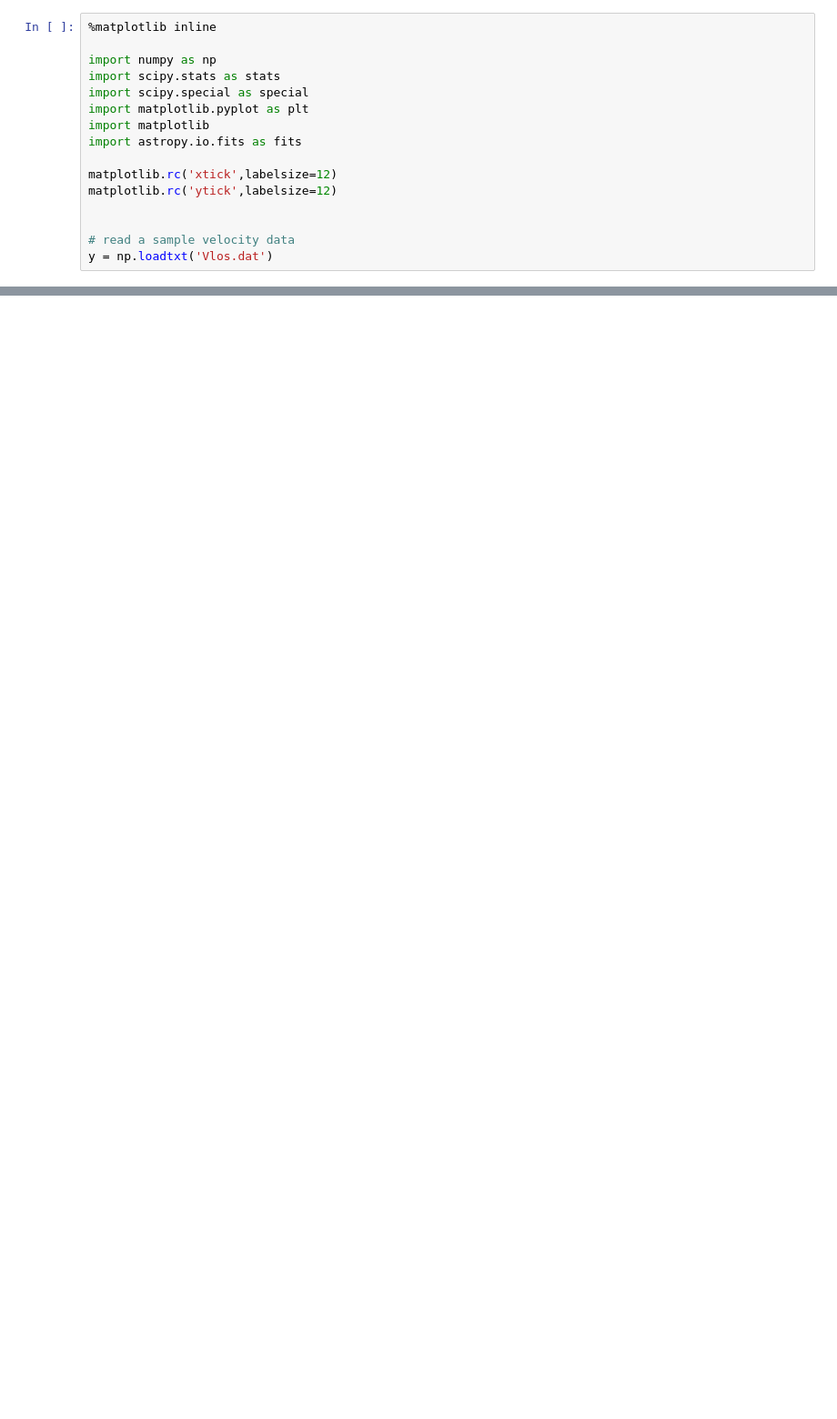
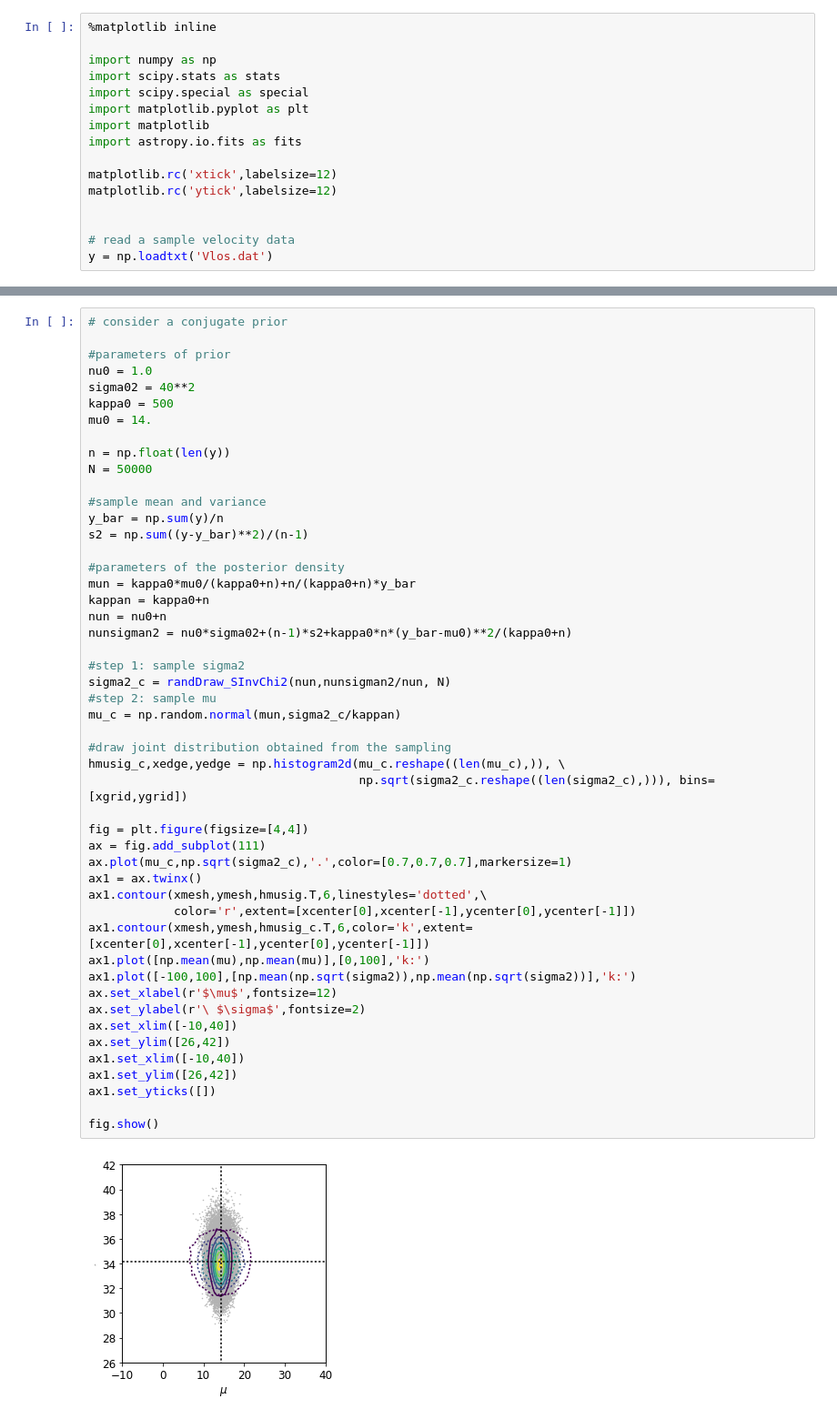
Before and after one commit to liuchaonaoc/Astrostatistics_old2, a Jupyter notebook: MultiParamsModel.ipynb, the cells around one changed output, grey strips where cells are left out. Shown at 91% size. Cells and saved outputs as stored; diff of their text form; blank space fills up the shorter version.

Commit message:
conjugate prior added

```diff
--- a/MultiParamsModel.ipynb
+++ b/MultiParamsModel.ipynb
@@ -107,0 +147,51 @@ fig.show()
+# %%
+# consider a conjugate prior
+
+#parameters of prior
+nu0 = 1.0
+sigma02 = 40**2
+kappa0 = 500
+mu0 = 14.
+
+n = np.float(len(y))
+N = 50000
+
+#sample mean and variance
+y_bar = np.sum(y)/n
+s2 = np.sum((y-y_bar)**2)/(n-1)
+
+#parameters of the posterior density
+mun = kappa0*mu0/(kappa0+n)+n/(kappa0+n)*y_bar
+kappan = kappa0+n
+nun = nu0+n
+nunsigman2 = nu0*sigma02+(n-1)*s2+kappa0*n*(y_bar-mu0)**2/(kappa0+n)
+
+#step 1: sample sigma2
+sigma2_c = randDraw_SInvChi2(nun,nunsigman2/nun, N)
+#step 2: sample mu
+mu_c = np.random.normal(mun,sigma2_c/kappan)
+
+#draw joint distribution obtained from the sampling
+hmusig_c,xedge,yedge = np.histogram2d(mu_c.reshape((len(mu_c),)), \
+                                      np.sqrt(sigma2_c.reshape((len(sigma2_c),))), bins=[xgrid,ygrid])
+
+fig = plt.figure(figsize=[4,4])
+ax = fig.add_subplot(111)
+ax.plot(mu_c,np.sqrt(sigma2_c),'.',color=[0.7,0.7,0.7],markersize=1)
+ax1 = ax.twinx()
+ax1.contour(xmesh,ymesh,hmusig.T,6,linestyles='dotted',\
+            color='r',extent=[xcenter[0],xcenter[-1],ycenter[0],ycenter[-1]])
+ax1.contour(xmesh,ymesh,hmusig_c.T,6,color='k',extent=[xcenter[0],xcenter[-1],ycenter[0],ycenter[-1]])
+ax1.plot([np.mean(mu),np.mean(mu)],[0,100],'k:')
+ax1.plot([-100,100],[np.mean(np.sqrt(sigma2)),np.mean(np.sqrt(sigma2))],'k:')
+ax.set_xlabel(r'$\mu$',fontsize=12)
+ax.set_ylabel(r'\ $\sigma$',fontsize=2)
+ax.set_xlim([-10,40])
+ax.set_ylim([26,42])
+ax1.set_xlim([-10,40])
+ax1.set_ylim([26,42])
+ax1.set_yticks([])
+
+fig.show()
+# %% [output]
+[figure, added]
```
Also changed, not shown: parts of 7 cells of this notebook.
